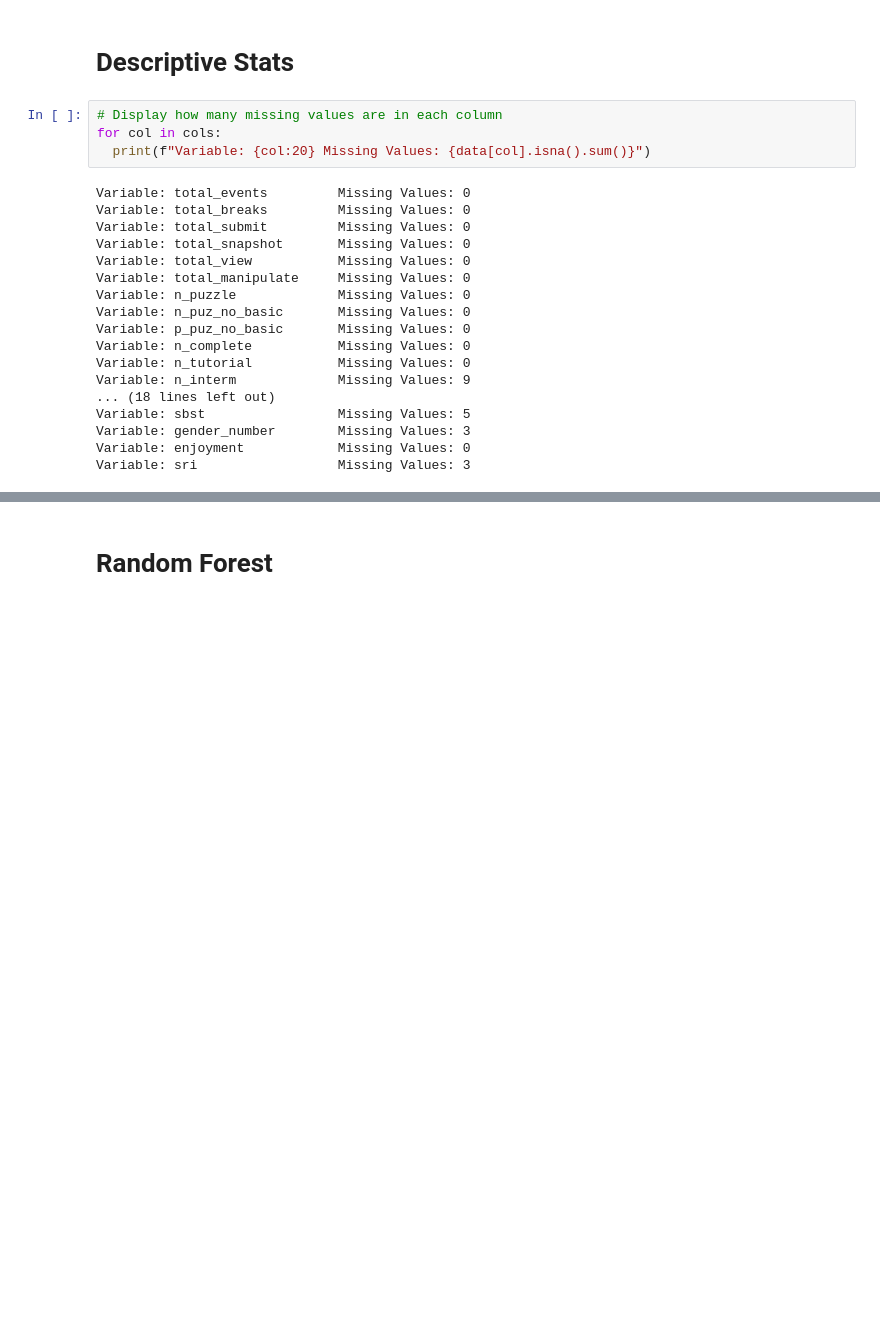
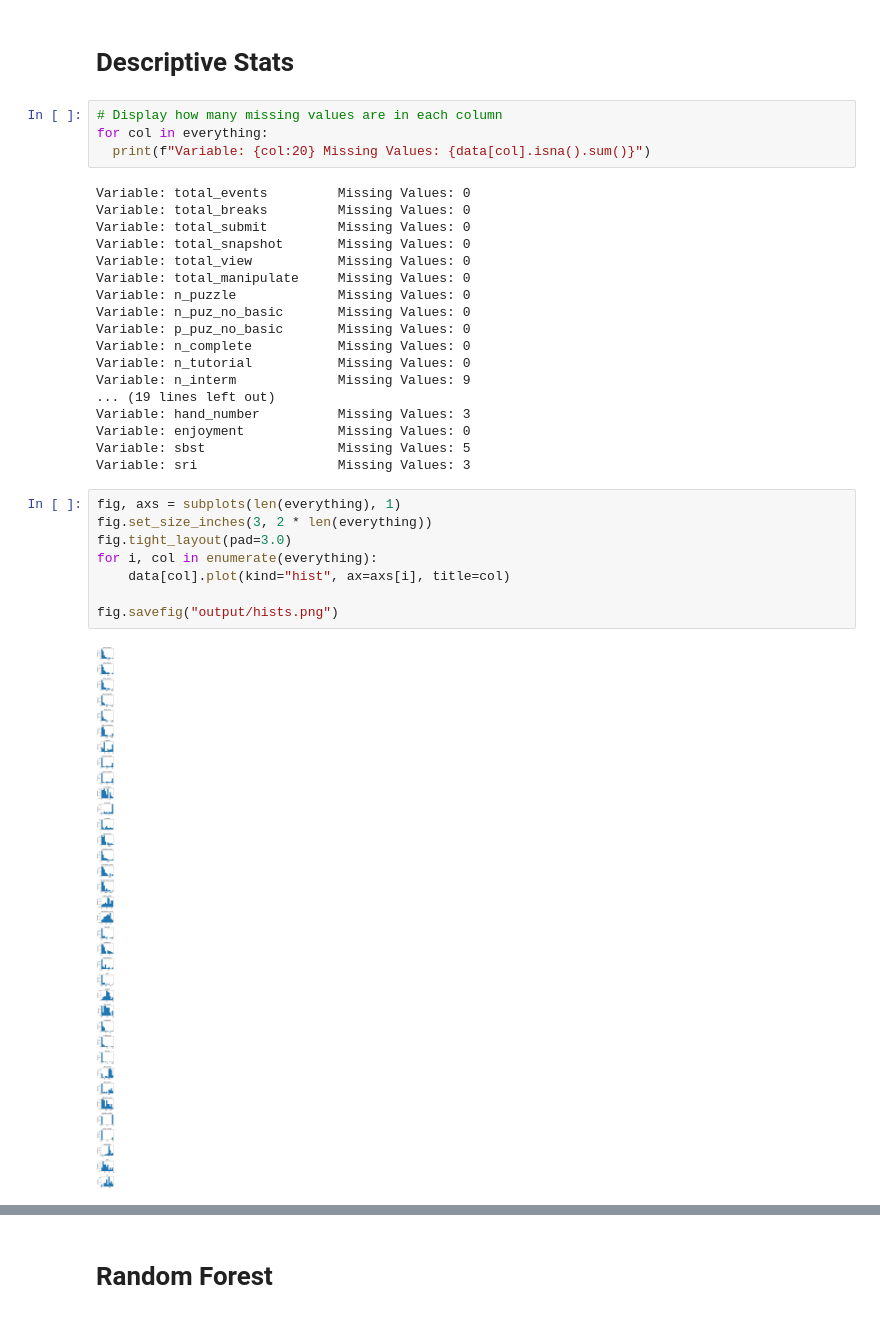
Before and after one commit to Complex-Play-Lab/ShadowspectRandomForest, a Jupyter notebook: main.ipynb, the cells around one changed output, grey strips where cells are left out. Saved outputs shown, nothing was run; the diff lists cells and outputs as text; blank space fills up the shorter version.

```diff
--- a/main.ipynb
+++ b/main.ipynb
@@ -149,7 +126,7 @@ dep_col = "sri"
 # Descriptive Stats
 # %%
 # Display how many missing values are in each column
-for col in cols:
+for col in everything:
   print(f"Variable: {col:20} Missing Values: {data[col].isna().sum()}")
 # %% [output]
 Variable: total_events         Missing Values: 0
@@ -164,8 +141,18 @@ Variable: p_puz_no_basic       Missing Values: 0
 Variable: n_complete           Missing Values: 0
 Variable: n_tutorial           Missing Values: 0
 Variable: n_interm             Missing Values: 9
-... (18 lines left out)
+... (19 lines left out)
+Variable: hand_number          Missing Values: 3
+Variable: enjoyment            Missing Values: 0
 Variable: sbst                 Missing Values: 5
-Variable: gender_number        Missing Values: 3
-Variable: enjoyment            Missing Values: 0
 Variable: sri                  Missing Values: 3
+# %%
+fig, axs = subplots(len(everything), 1)
+fig.set_size_inches(3, 2 * len(everything))
+fig.tight_layout(pad=3.0)
+for i, col in enumerate(everything):
+    data[col].plot(kind="hist", ax=axs[i], title=col)
+
+fig.savefig("output/hists.png")
+# %% [output]
+[figure, added]
```
Also changed, not shown: parts of 17 cells of this notebook, 6 other files.
